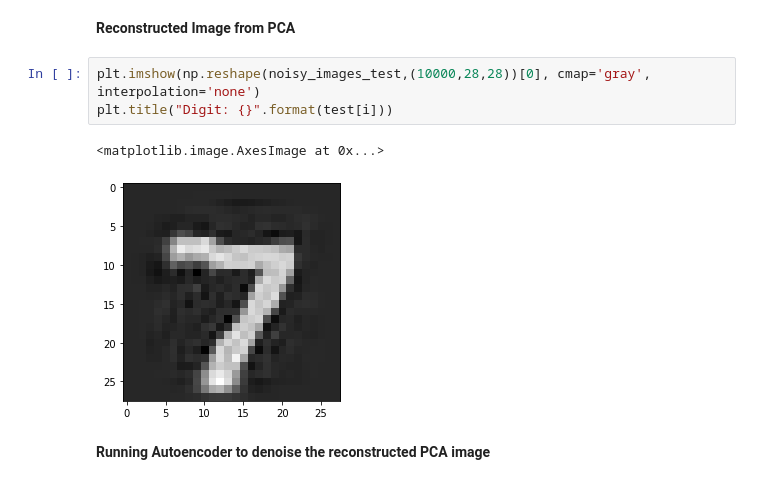
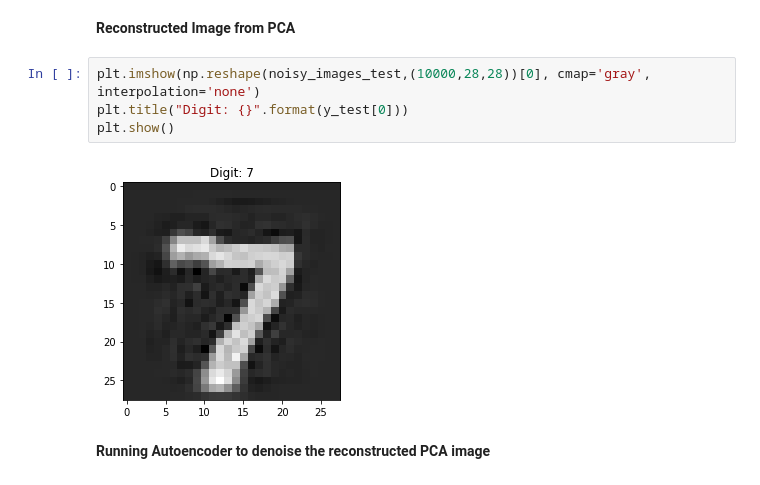
Before and after one commit to Harshpatel44/Classification-on-reconstructed-Images, a Jupyter notebook: classificationOnReconstructedImagees.ipynb, the cells around one changed output. Saved outputs shown, nothing was run; the diff lists cells and outputs as text.

```diff
--- a/classificationOnReconstructedImagees.ipynb
+++ b/classificationOnReconstructedImagees.ipynb
@@ -203,10 +203,10 @@ test_ = torch.Tensor(test_)
 **Reconstructed Image from PCA**
 # %%
 plt.imshow(np.reshape(noisy_images_test,(10000,28,28))[0], cmap='gray', interpolation='none')
-plt.title("Digit: {}".format(test[i]))
+plt.title("Digit: {}".format(y_test[0]))
+plt.show()
 # %% [output]
-<matplotlib.image.AxesImage at 0x...>
-[figure, old version]
+[figure, new version]
 # %% [markdown]
 **Running Autoencoder to denoise the reconstructed PCA image**
 # %%
```
Also changed, not shown: parts of 4 cells of this notebook.
